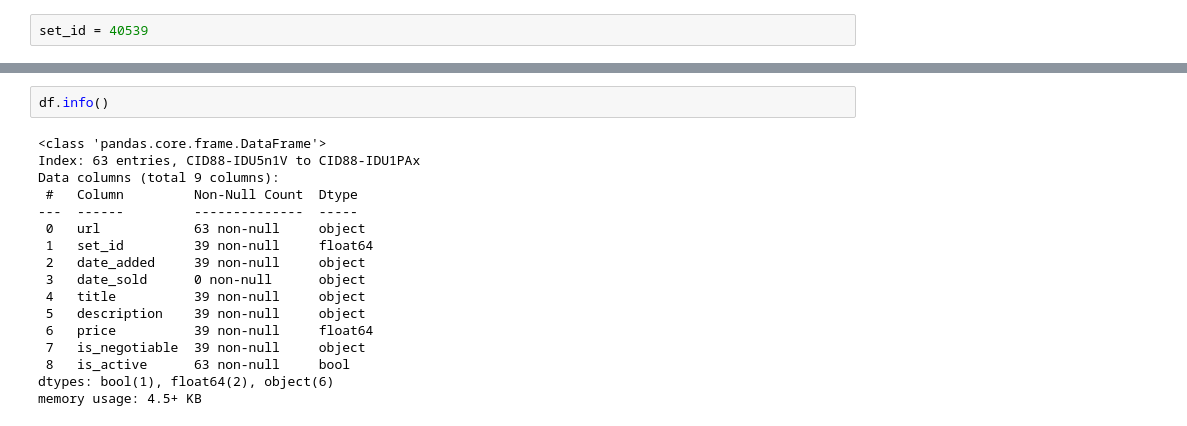
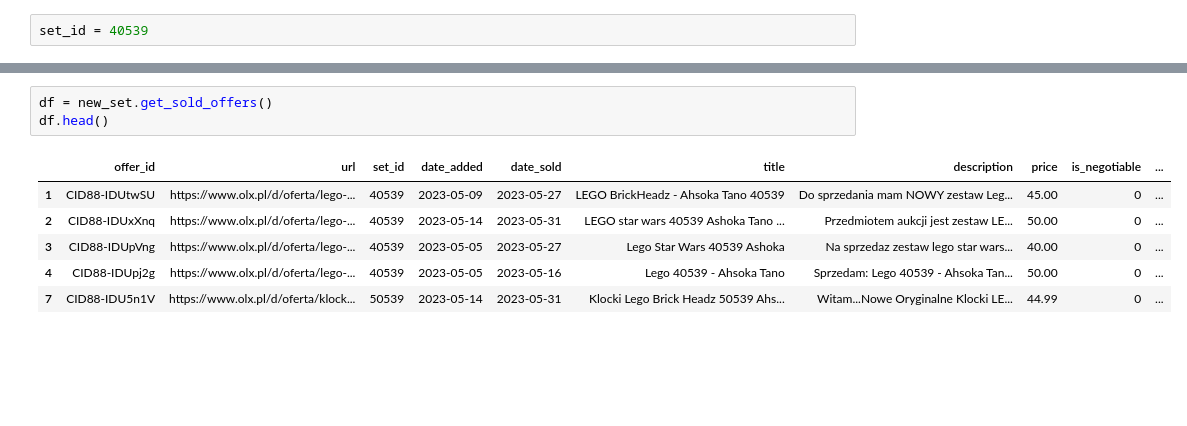
Before and after one commit to RabaDaba1/lego-bot, a Jupyter notebook: tutorial.ipynb, the cells around one changed output, grey strips where cells are left out. Saved outputs shown, nothing was run; the diff lists cells and outputs as text; blank space fills up the shorter version.

```diff
--- a/tutorial.ipynb
+++ b/tutorial.ipynb
@@ -24,20 +43,11 @@ df.head()
-# %%
-df.info()
-# %% [output]
-<class 'pandas.core.frame.DataFrame'>
-Index: 63 entries, CID88-IDU5n1V to CID88-IDU1PAx
-Data columns (total 9 columns):
- #   Column         Non-Null Count  Dtype
----  ------         --------------  -----
- 0   url            63 non-null     object
- 1   set_id         39 non-null     float64
- 2   date_added     39 non-null     object
- 3   date_sold      0 non-null      object
- 4   title          39 non-null     object
- 5   description    39 non-null     object
- 6   price          39 non-null     float64
- 7   is_negotiable  39 non-null     object
- 8   is_active      63 non-null     bool
-dtypes: bool(1), float64(2), object(6)
-memory usage: 4.5+ KB
+# %%
+df = new_set.get_sold_offers()
+df.head()
+# %% [output]
+|  | offer_id | url | set_id | date_added | date_sold | title | description | price | is_negotiable | ... |
+| 1 | CID88-IDUtwSU | https://www.olx.pl/d/oferta/lego-... | 40539 | 2023-05-09 | 2023-05-27 | LEGO BrickHeadz - Ahsoka Tano 40539 | Do sprzedania mam NOWY zestaw Leg... | 45.00 | 0 | ... |
+| 2 | CID88-IDUxXnq | https://www.olx.pl/d/oferta/lego-... | 40539 | 2023-05-14 | 2023-05-31 | LEGO star wars 40539 Ashoka Tano ... | Przedmiotem aukcji jest zestaw LE... | 50.00 | 0 | ... |
+| 3 | CID88-IDUpVng | https://www.olx.pl/d/oferta/lego-... | 40539 | 2023-05-05 | 2023-05-27 | Lego Star Wars 40539 Ashoka | Na sprzedaz zestaw lego star wars... | 40.00 | 0 | ... |
+| 4 | CID88-IDUpj2g | https://www.olx.pl/d/oferta/lego-... | 40539 | 2023-05-05 | 2023-05-16 | Lego 40539 - Ahsoka Tano | Sprzedam: Lego 40539 - Ahsoka Tan... | 50.00 | 0 | ... |
+| 7 | CID88-IDU5n1V | https://www.olx.pl/d/oferta/klock... | 50539 | 2023-05-14 | 2023-05-31 | Klocki Lego Brick Headz 50539 Ahs... | Witam...Nowe Oryginalne Klocki LE... | 44.99 | 0 | ... |
 # %%
```
Also changed, not shown: parts of 10 cells of this notebook, 2 other files.
